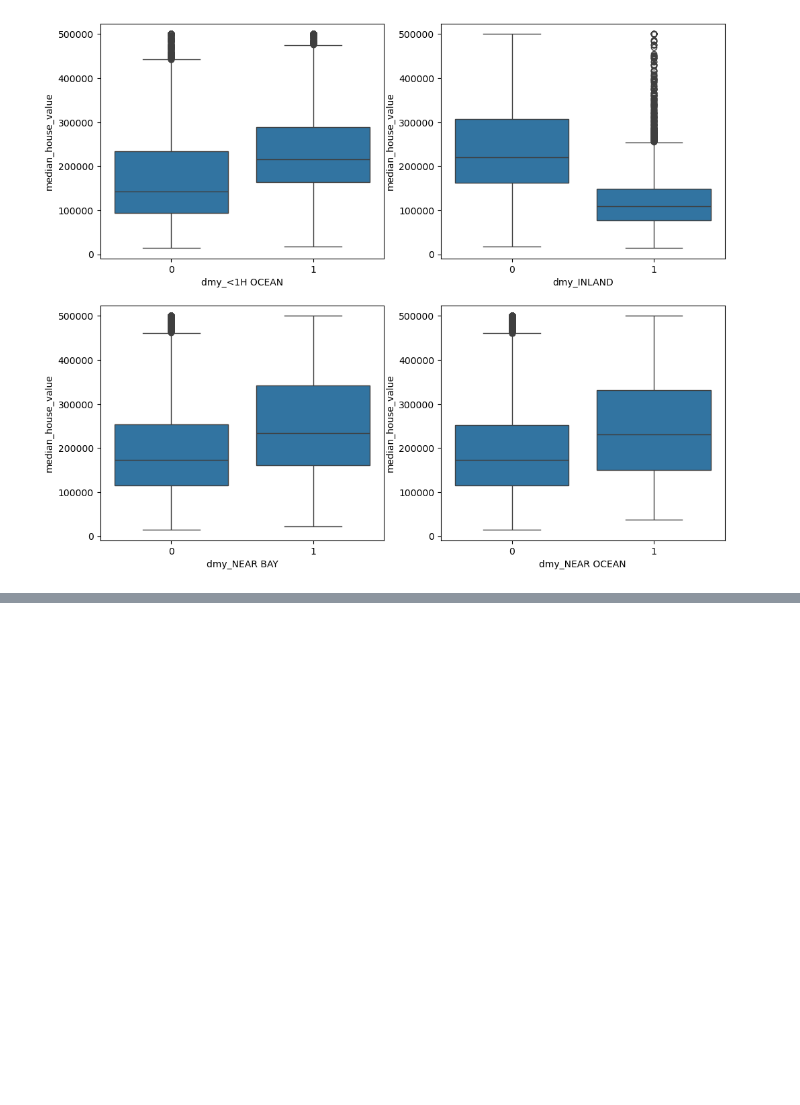
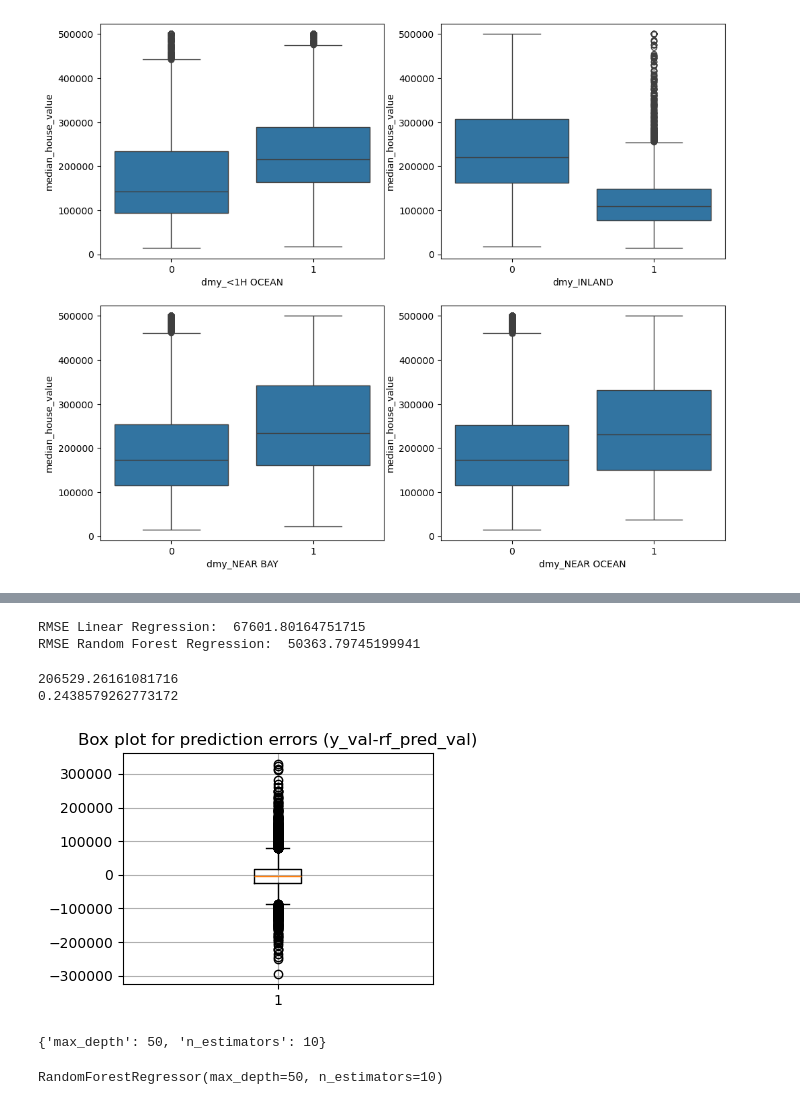
Before and after one commit to Hiba-Khaleel/california-housing-ML, a Jupyter notebook: california-housing.ipynb, the cells around one changed output, grey strips where cells are left out. Drawn from its saved outputs; the diff is of its cells as text; code cells hidden in the pictures; blank space fills up the shorter version.

Commit message:
predicting two districts

```diff
--- a/california-housing.ipynb
+++ b/california-housing.ipynb
@@ -211,0 +229,7 @@ sns.boxplot(data=train,x='dmy_NEAR OCEAN',y='median_house_value',ax=axes[1,1])
+# %%
+# Linear Model
+
+from sklearn.linear_model import LinearRegression
+
+lin_reg=LinearRegression()
+lin_reg.fit(X_train,y_train)
@@ -211,0 +238,19 @@ sns.boxplot(data=train,x='dmy_NEAR OCEAN',y='median_house_value',ax=axes[1,1])
+# %%
+# forest model / demonstrate the training time
+import time
+from sklearn.ensemble import RandomForestRegressor
+
+start_time=time.time()
+
+rf=RandomForestRegressor()
+
+hyperparam_grid={'max_depth':[5,10,15,50],'n_estimators':[1,5,10]}
+
+grid_search=GridSearchCV(rf,hyperparam_grid,scoring='neg_root_mean_squared_error',cv=5)
+
+grid_search.fit(X_train, y_train)
+
+end_time=time.time()
+exicution_time=end_time-start_time
+print(f'GridSearchCV fitting took {exicution_time:.4f} seconds')
+print('Best hyperparameters from GridSearchCV: ',grid_search.best_params_)
@@ -211,0 +260,37 @@ sns.boxplot(data=train,x='dmy_NEAR OCEAN',y='median_house_value',ax=axes[1,1])
+# %%
+# by validating the data, will see the best modeling
+
+lr_pred_val=lin_reg.predict(X_val)
+rf_pred_val=grid_search.predict(X_val)
+
+print('RMSE Linear Regression: ',root_mean_squared_error(y_val,lr_pred_val))
+print('RMSE Random Forest Regression: ',root_mean_squared_error(y_val,rf_pred_val))
+# %% [output]
+RMSE Linear Regression:  67601.80164751715
+RMSE Random Forest Regression:  50363.79745199941
+# %%
+print(np.mean(y_val))
+print(root_mean_squared_error(y_val,rf_pred_val)/np.mean(y_val))
+# %% [output]
+206529.26161081716
+0.2438579262773172
+# %%
+errors=y_val-rf_pred_val
+plt.figure(figsize=(4,3))
+plt.boxplot(errors)
+plt.title('Box plot for prediction errors (y_val-rf_pred_val)')
+plt.grid(True)
+# %% [output]
+[figure, added]
+# %%
+#seeing the optimal Hyperparamters
+
+best_params=grid_search.best_params_
+best_params
+# %% [output]
+{'max_depth': 50, 'n_estimators': 10}
+# %%
+best_rf=RandomForestRegressor(**best_params)
+best_rf.fit(X_train_full_data,y_train_full_data)
+# %% [output]
+RandomForestRegressor(max_depth=50, n_estimators=10)
```
Also changed, not shown: parts of 8 cells of this notebook, 1 other file.
